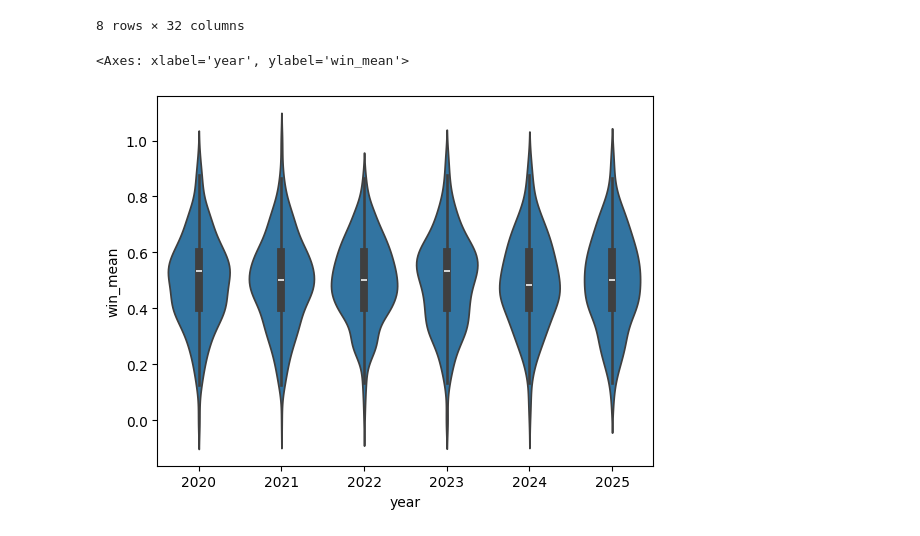
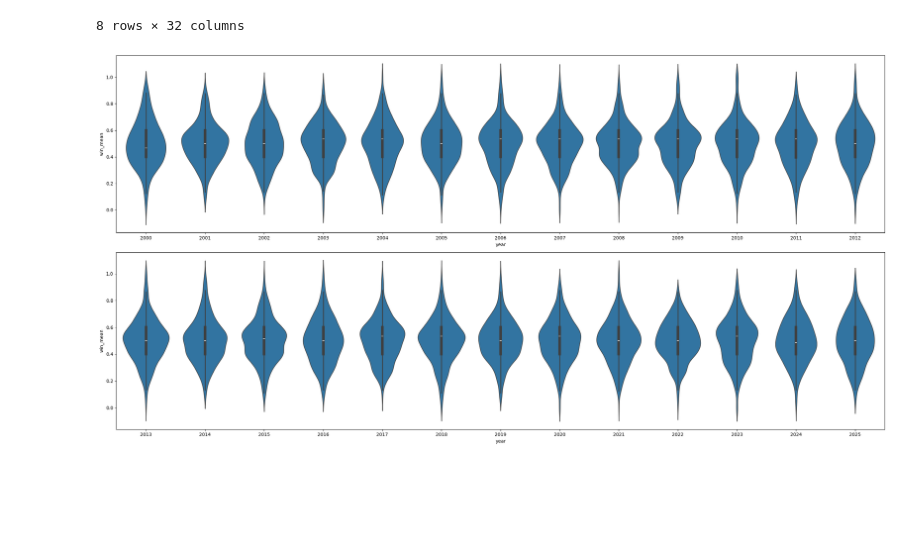
Before and after one commit to svanomm/sumo-competitiveness, a Jupyter notebook: scripts/graphs.ipynb, the cells around one changed output. Cells and saved outputs as stored; diff of their text form; code cells hidden in the pictures; blank space fills up the shorter version.

Commit message:
update figures, writing

```diff
--- a/scripts/graphs.ipynb
+++ b/scripts/graphs.ipynb
@@ -114,7 +251,12 @@ df_tournaments.describe()
 | std | 7.306864 | 3.919265 | 5.914145 | 19.936275 | 4.554337 | 11.218559 | 0.162293 | 2.497187 | 1.088045 | ... |
 8 rows × 32 columns
 # %%
-sns.violinplot(data=df_tournaments[df_tournaments['year']>=2020], x='year', y='win_mean')
+fig, axes = plt.subplots(2, 1, figsize=(24, 12))
+
+sns.violinplot(data=df_tournaments[df_tournaments['year']<2013], x='year', y='win_mean', fill=True, gridsize=500, ax=axes[0])
+sns.violinplot(data=df_tournaments[df_tournaments['year']>=2013], x='year', y='win_mean', fill=True, gridsize=500, ax=axes[1])
+
+plt.tight_layout()
+plt.show()
 # %% [output]
-<Axes: xlabel='year', ylabel='win_mean'>
-[figure, old version]
+[figure, new version]
```
Also changed, not shown: parts of 7 cells of this notebook, 13 other files.
